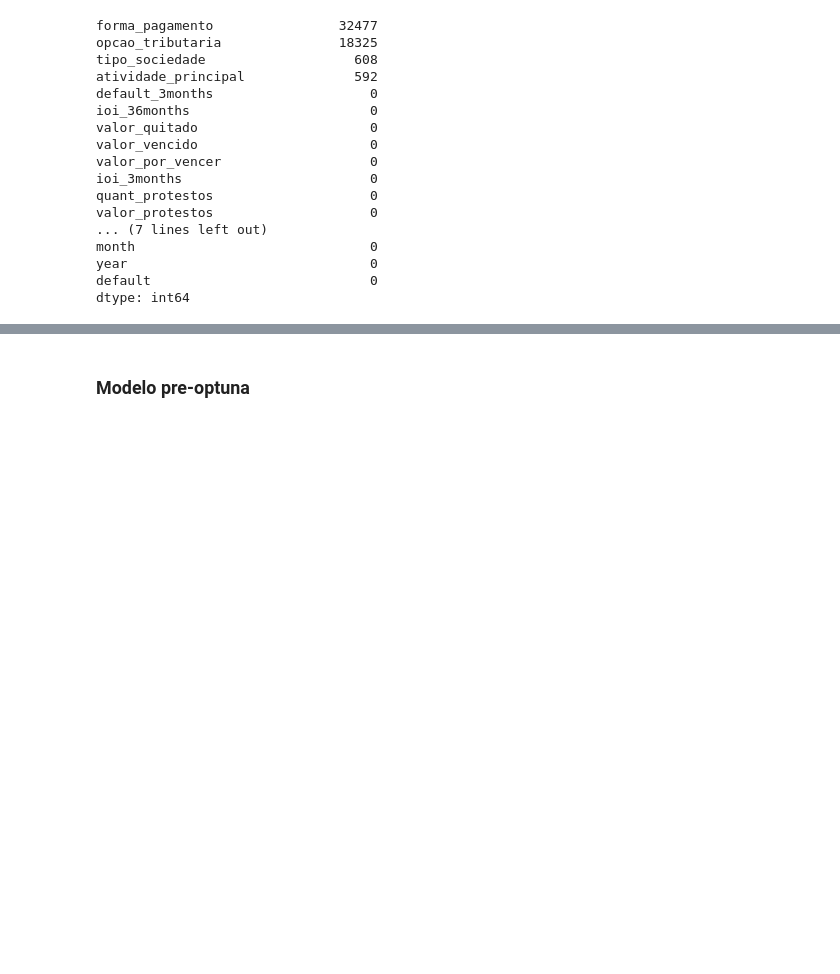
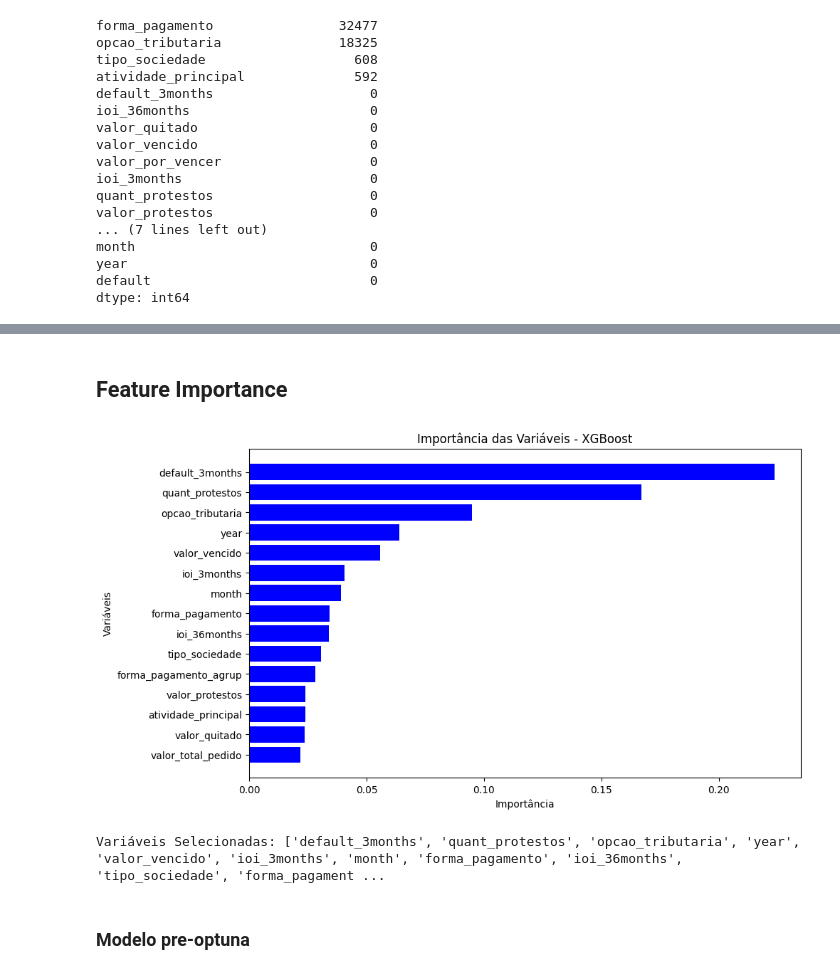
Before and after one commit to natfaria/x_health, a Jupyter notebook: notebooks/modelagem.ipynb, the cells around one changed output, grey strips where cells are left out. Saved outputs shown, nothing was run; the diff lists cells and outputs as text; code cells hidden in the pictures; blank space fills up the shorter version.

Commit message:
new functions, modeling file started

```diff
--- a/notebooks/modelagem.ipynb
+++ b/notebooks/modelagem.ipynb
@@ -79,7 +79,7 @@ df[variavel_agrupada] = agrupar_prazo(df, variavel_alvo)
 ## Agrupar tipos de sociedade de pagamento
 variavel_alvo = 'tipo_sociedade'
 variavel_agrupada = f'{variavel_alvo}_agrup'
-df[variavel_agrupada] = agrupar_prazo(df, variavel_alvo)
+df[variavel_agrupada] = agrupar_tipo_sociedade(df, variavel_alvo)
 # %%
 df_tratado = tratar_categoricas(df)
 # %%
@@ -127,6 +138,56 @@ array(['opcao_tributaria', 'tipo_sociedade', 'month',
 # %%
 ## preparar variaveis e separar em teste e treino
 X_train, X_test, y_train, y_test = preparar_dados(df_tratado, target='default')
+# %% [markdown]
+## Feature Importance
+# %%
+import xgboost as xgb
+import pandas as pd
+import matplotlib.pyplot as plt
+
+def selecionar_pelo_xgboost(X_train, y_train, top_n=10):
+    """
+    Treina um modelo XGBoost e seleciona as principais variáveis com base na importância.
+
+    Parâmetros:
+    -----------
+    X_train : pd.DataFrame
+        Conjunto de treino contendo apenas as variáveis preditoras.
+    y_train : pd.Series
+        Variável alvo (default = 0 ou 1).
+    top_n : int, opcional (default=10)
+        Número de variáveis mais importantes a serem selecionadas.
+
+    Retorno:
+    --------
+    list
+        Lista com as variáveis mais importantes.
+    """
+
+    model = xgb.XGBClassifier(use_label_encoder=False, eval_metric="logloss")
+    model.fit(X_train, y_train)
+
+    # Importância das features
+    importance = pd.DataFrame({"Variável": X_train.columns, "Importância": model.feature_importances_})
+    importance = importance.sort_values(by="Importância", ascending=False).head(top_n)
+
+    # Plot da importância das variáveis
+    plt.figure(figsize=(10,6))
+    plt.barh(importance["Variável"], importance["Importância"], color="blue")
+    plt.xlabel("Importância")
+    plt.ylabel("Variáveis")
+    plt.title("Importância das Variáveis - XGBoost")
+    plt.gca().invert_yaxis()
+    plt.show()
+
+    return importance["Variável"].tolist()
+
+# Exemplo de uso
+top_features = selecionar_pelo_xgboost(X_train, y_train, top_n=15)
+print("Variáveis Selecionadas:", top_features)
+# %% [output]
+[figure, added]
+Variáveis Selecionadas: ['default_3months', 'quant_protestos', 'opcao_tributaria', 'year', 'valor_vencido', 'ioi_3months', 'month', 'forma_pagamento', 'ioi_36months', 'tipo_sociedade', 'forma_pagament ...
 # %%
 # Criando os DMatrix para XGBoost
 dtrain = xgb.DMatrix(X_train, label=y_train)
```
Also changed, not shown: parts of 10 cells of this notebook, 11 other files.
